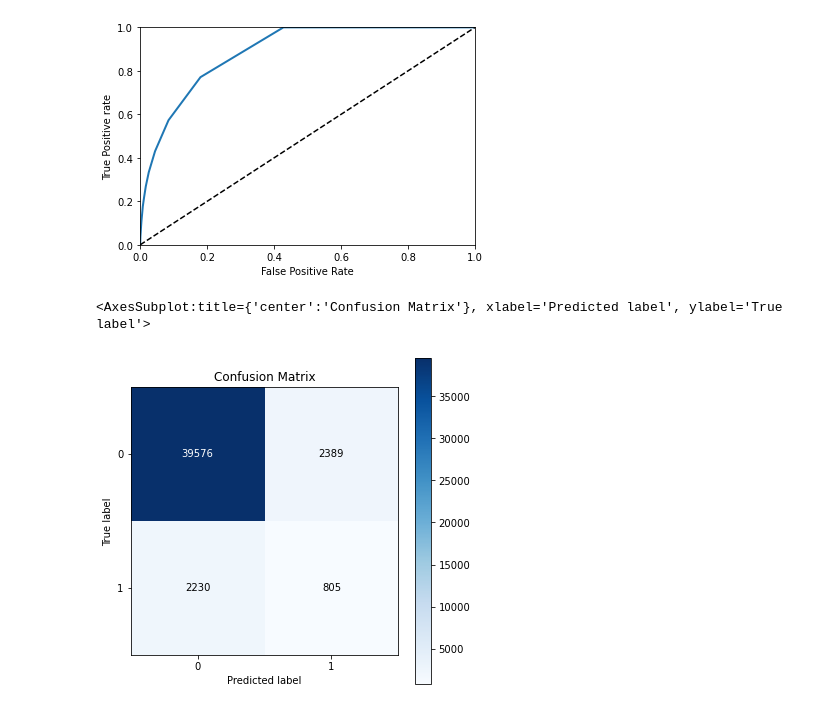
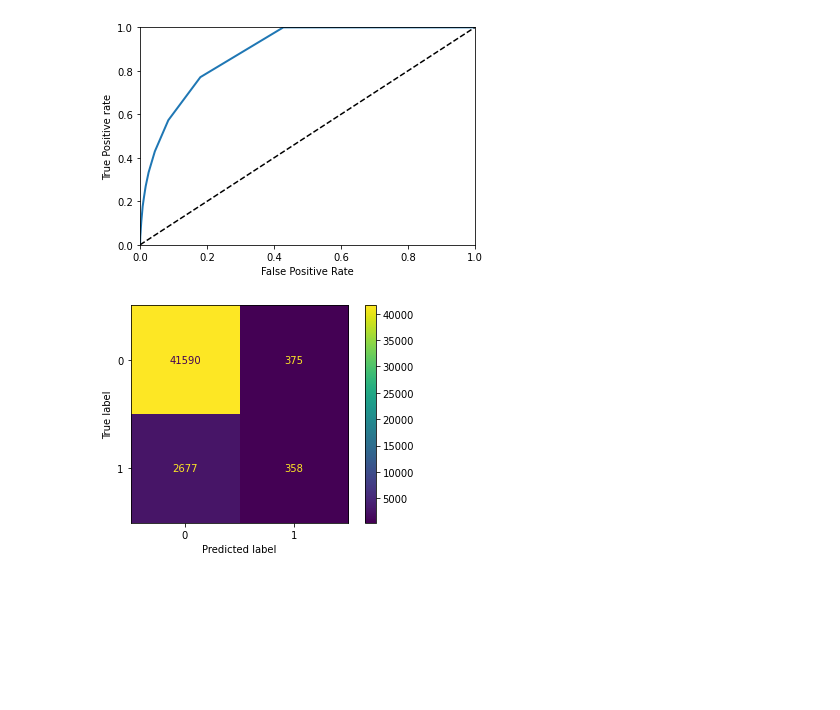
Before and after one commit to 0xgun/Credit-Eligibility, a Jupyter notebook: Phase_2/Phase 2.ipynb, the cells around one changed output. Drawn from its saved outputs; the diff is of its cells as text; code cells hidden in the pictures; blank space fills up the shorter version.

```diff
--- a/Phase_2/Phase 2.ipynb
+++ b/Phase_2/Phase 2.ipynb
@@ -540,11 +548,12 @@ fpr_gbc, tpr_gbc, thresh_gbc = roc_curve(y_train, knn_scores)
 plot_roc_curve(fpr_gbc, tpr_gbc)
 # %% [output]
 [figure]
-# %%
-skplt.metrics.plot_confusion_matrix(y_test,y_predi,figsize=(6,6))
-# %% [output]
-<AxesSubplot:title={'center':'Confusion Matrix'}, xlabel='Predicted label', ylabel='True label'>
-[figure, removed]
+# %%
+y_pred = model_KNN.predict(x_test)
+cm = metrics.confusion_matrix(y_test, y_pred)
+cm_display = metrics.ConfusionMatrixDisplay(cm).plot()
+# %% [output]
+[figure, added]
 # %%
 roc=roc_auc_score(y_test, y_pred)
 roc
```
Also changed, not shown: parts of 64 cells of this notebook.
